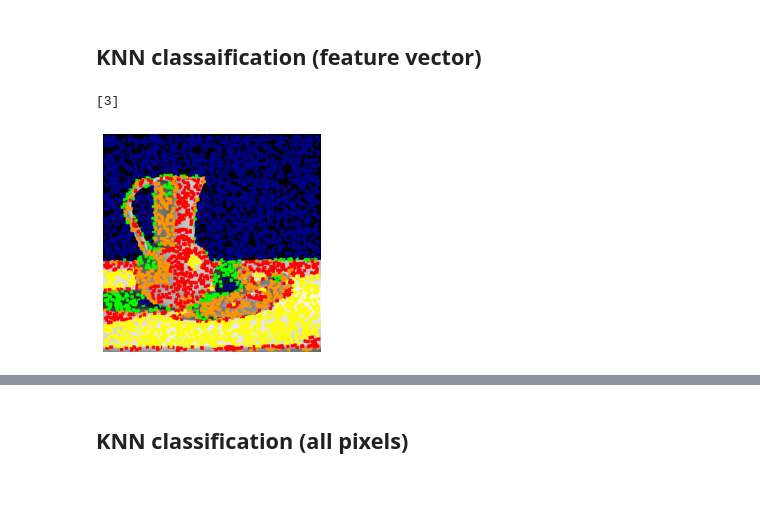
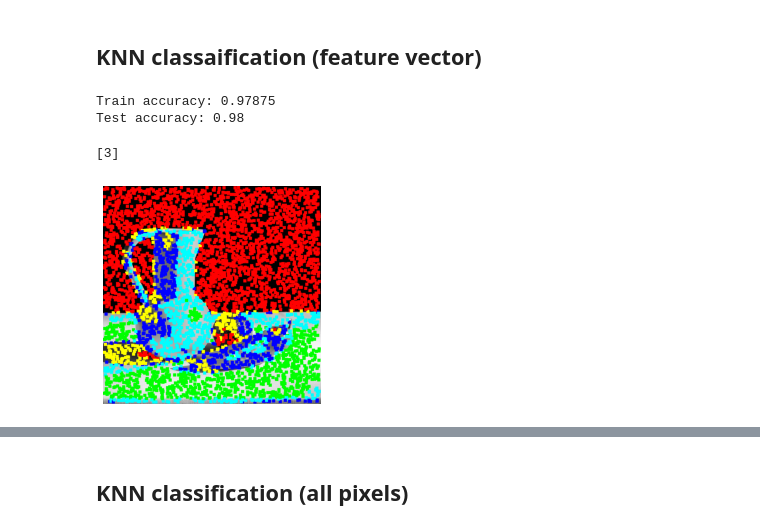
Before and after one commit to molnar75/diplomamunka, a Jupyter notebook: notebooks/07_kmeans_texture.ipynb, the cells around one changed output, grey strips where cells are left out. Saved outputs shown, nothing was run; the diff lists cells and outputs as text; code cells hidden in the pictures; blank space fills up the shorter version.

```diff
--- a/notebooks/07_kmeans_texture.ipynb
+++ b/notebooks/07_kmeans_texture.ipynb
@@ -64,12 +71,12 @@ import cv2
 
 px = 15
 
-window_avokado1 = get_window(658, 557, px)
-window_avokado2 = get_window(595, 600, px)
-window_background = get_window(354, 610, px)
-window_vase1 = get_window(600, 360, px)
-window_vase2 = get_window(700, 320, px)
-window_paprika = get_window(720, 780, px)
+window_avokado1 = get_window(resized_image, 658, 557, px)
+window_avokado2 = get_window(resized_image, 595, 600, px)
+window_background = get_window(resized_image, 354, 610, px)
+window_vase1 = get_window(resized_image, 600, 360, px)
+window_vase2 = get_window(resized_image, 700, 320, px)
+window_paprika = get_window(resized_image, 720, 780, px)
 
 window_avokado1 = window_avokado1.reshape((1, -1))
 window_avokado2 = window_avokado2.reshape((1, -1))
@@ -217,12 +272,15 @@ from sklearn.preprocessing import MinMaxScaler
 from sklearn.preprocessing import normalize
 
 px = 15
-height = resized_image.shape[0]
-width = resized_image.shape[1]
+k = 5
 
-window_values, pixels = get_window_values(5000, px, height, width)
+image = im.load_image_grayscale('5')
 
-colored_base_image = segment_and_color_image(window_values, 5, pixels, px)
+resized_image = im.resize_image(image, 1024)
+
+window_values, pixels = get_window_values(resized_image, 5000, px)
+
+colored_base_image = segment_and_color_image(resized_image, window_values, k, pixels, px)
 
 fig = plt.figure(figsize=(8,8))
 
@@ -234,7 +292,7 @@ image1.imshow(colored_base_image, cmap="gray", vmin=0, vmax=255)
 scale = StandardScaler()
 scaled_data = scale.fit_transform(window_values)
 
-colored_standard_image = segment_and_color_image(scaled_data, 5, pixels, px)
+colored_standard_image = segment_and_color_image(resized_image, scaled_data, k, pixels, px)
 
 image2 = fig.add_subplot(2,2,2)
 image2.axis("off")
@@ -244,7 +302,7 @@ image2.imshow(colored_standard_image, cmap="gray", vmin=0, vmax=255)
 min_max_scaler = MinMaxScaler()
 minmax = min_max_scaler.fit_transform(window_values)
 
-colored_minmax_image = segment_and_color_image(minmax, 5, pixels, px)
+colored_minmax_image = segment_and_color_image(resized_image, minmax, k, pixels, px)
 
 image3 = fig.add_subplot(2,2,3)
 image3.axis("off")
@@ -253,7 +311,7 @@ image3.imshow(colored_minmax_image, cmap="gray", vmin=0, vmax=255)
 
 normalized = normalize(window_values, norm='l2')
 
-colored_normalize_image = segment_and_color_image(normalized, 5, pixels, px)
+colored_normalize_image = segment_and_color_image(resized_image, normalized, k, pixels, px)
 
 image4 = fig.add_subplot(2,2,4)
 image4.axis("off")
@@ -319,34 +323,64 @@ image4.imshow(colored_normalize_image, cmap="gray", vmin=0, vmax=255)
 # %% [markdown]
 ## KNN classaification (feature vector)
+# %%
+from sklearn.neighbors import KNeighborsClassifier
+import commonmethods.image_modification as im
+import math
+from sklearn.model_selection import train_test_split
+
+px = 15
+
+window_values, pixels = get_window_values(resized_image, 1000, px)
+
+k = 5
+_, labels, _ = im.kmeans_segmentation(window_values, k)
+
+values_train, values_test, labels_train, labels_test = train_test_split(window_values, labels, stratify = labels, train_size = 0.8)
+
+neighbors = int(math.sqrt(window_values.shape[0]))
+
+knn_model = KNeighborsClassifier(n_neighbors=neighbors)
+
+knn_model.fit(values_train, labels_train)
+
+labels_pred = knn_model.predict(values_test)
+
+print('Train accuracy: {}'.format(knn_model.score(values_train, labels_train)))
+print('Test accuracy: {}'.format(knn_model.score(values_test, labels_test)))
+# %% [output]
+Train accuracy: 0.97875
+Test accuracy: 0.98
 # %%
 from sklearn.neighbors import KNeighborsClassifier
 import commonmethods.image_modification as im
+import math
+from sklearn.model_selection import train_test_split
 
 px = 15
-height = resized_image.shape[0]
-width = resized_image.shape[1]
 
-window_values, pixels = get_window_values(5000, px, height, width)
+window_values, pixels = get_window_values(resized_image, 5000, px)
 
 k = 5
 _, labels, _ = im.kmeans_segmentation(window_values, k)
 
-cl_image = color_windows(resized_image, labels, pixels, px)
+colored_image = segment_and_color_image(resized_image, window_values, k, pixels, px)
 
 plt.axis("off")
 
-plt.imshow(cl_image)
+plt.imshow(colored_image)
 
-knn_model = KNeighborsClassifier(n_neighbors=k)
+neighbors = int(math.sqrt(window_values.shape[0]))
+
+knn_model = KNeighborsClassifier(n_neighbors=neighbors)
 
 knn_model.fit(window_values, labels)
 
-test_window = get_window(300, 300, px)
+test_window = get_window(resized_image, 300, 300, px)
 
 test_window = test_window.reshape((1, -1))
 
 predicted= knn_model.predict(test_window)
 print(predicted)
 # %% [output]
 [3]
-[figure, old version]
+[figure, new version]
```
Also changed, not shown: parts of 17 cells of this notebook.
